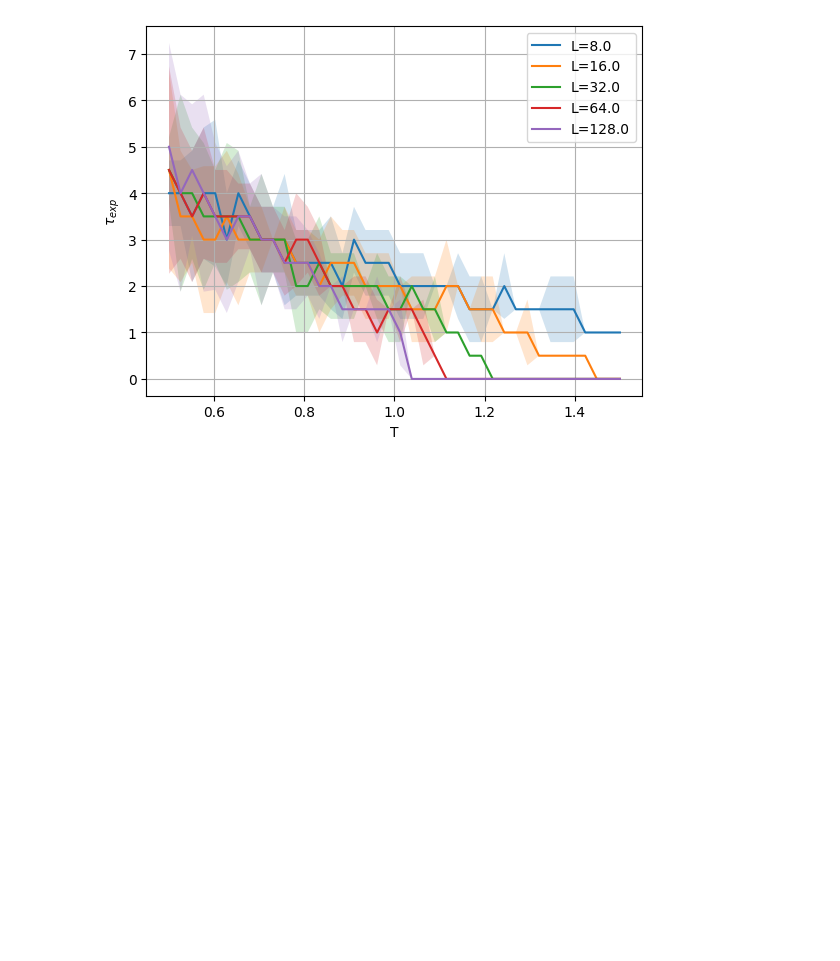
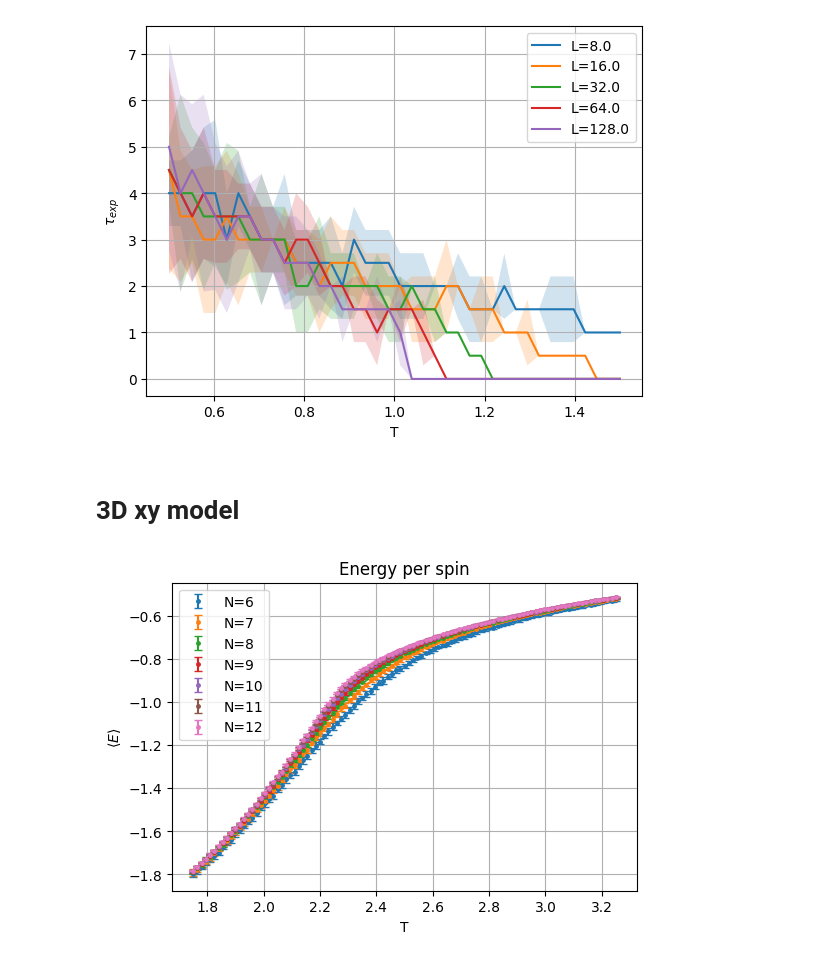
Before and after one commit to Naru-kami/xy-model, a Jupyter notebook: src/plots.ipynb, the cells around one changed output. Drawn from its saved outputs; the diff is of its cells as text; code cells hidden in the pictures; blank space fills up the shorter version.

Commit message:
Going over Intro+Theory again, sim 3D xy model

```diff
--- a/src/plots.ipynb
+++ b/src/plots.ipynb
@@ -412,3 +412,36 @@ plt.grid()
 plt.show()
 # %% [output]
 [figure]
+# %% [markdown]
+# 3D xy model
+# %%
+with h5py.File("data/data3D.hdf5") as F:
+    T3D = np.array(F["/T"])
+    gridSizes3D = np.array(F["/gridSizes"])
+
+    # Only Wolff is considered for 3d model
+    # as the superior algorithm
+    Wolff3D = SimpleNamespace(
+        E=np.array(F["/Wolff/E"]),
+        M=np.array(F["/Wolff/M"]),
+        C=np.array(F["/Wolff/C"]),
+        X=np.array(F["/Wolff/X"]),
+    )
+# %%
+plt.figure(figsize=(6,4))
+plt.tight_layout()
+plt.title("Energy per spin")
+
+for i,e in enumerate(Wolff3D.E):
+    plt.errorbar(T3D, e.mean(axis=1), e.std(axis=1), markersize=5, marker=".", linestyle='', capsize=3, label=f"N={gridSizes3D[i]}")
+    # plt.plot(T, e.mean(axis=1), label=f"N={gridSizes[i]}")
+    # plt.fill_between(T, e.mean(axis=1) - e.std(axis=1), e.mean(axis=1) + e.std(axis=1), alpha=0.25)
+
+plt.legend()
+plt.xlabel("T")
+plt.ylabel(r"$\langle E \rangle$")
+plt.grid()
+# plt.savefig("../figs/Wolff_E.pdf", bbox_inches='tight')
+plt.show()
+# %% [output]
+[figure, added]
```
Also changed, not shown: parts of 5 cells of this notebook, 7 other files.
